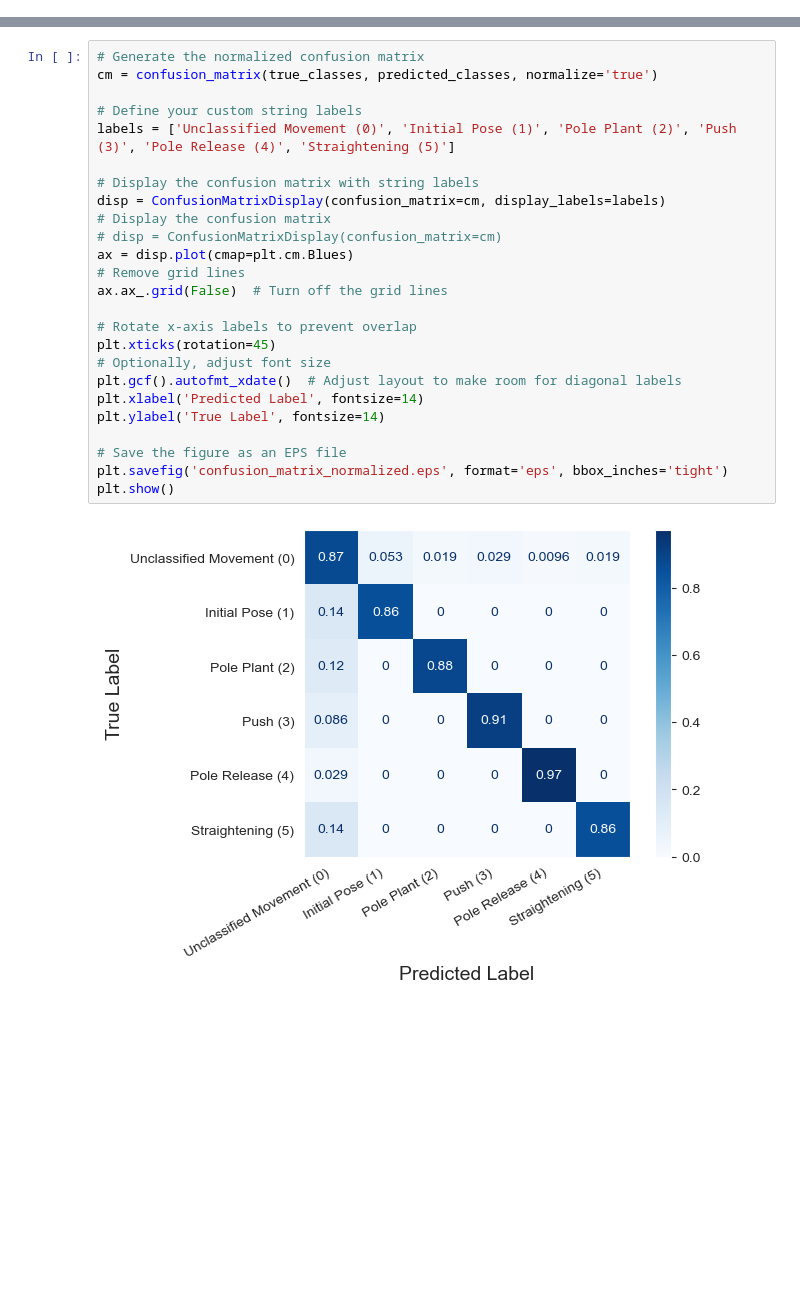
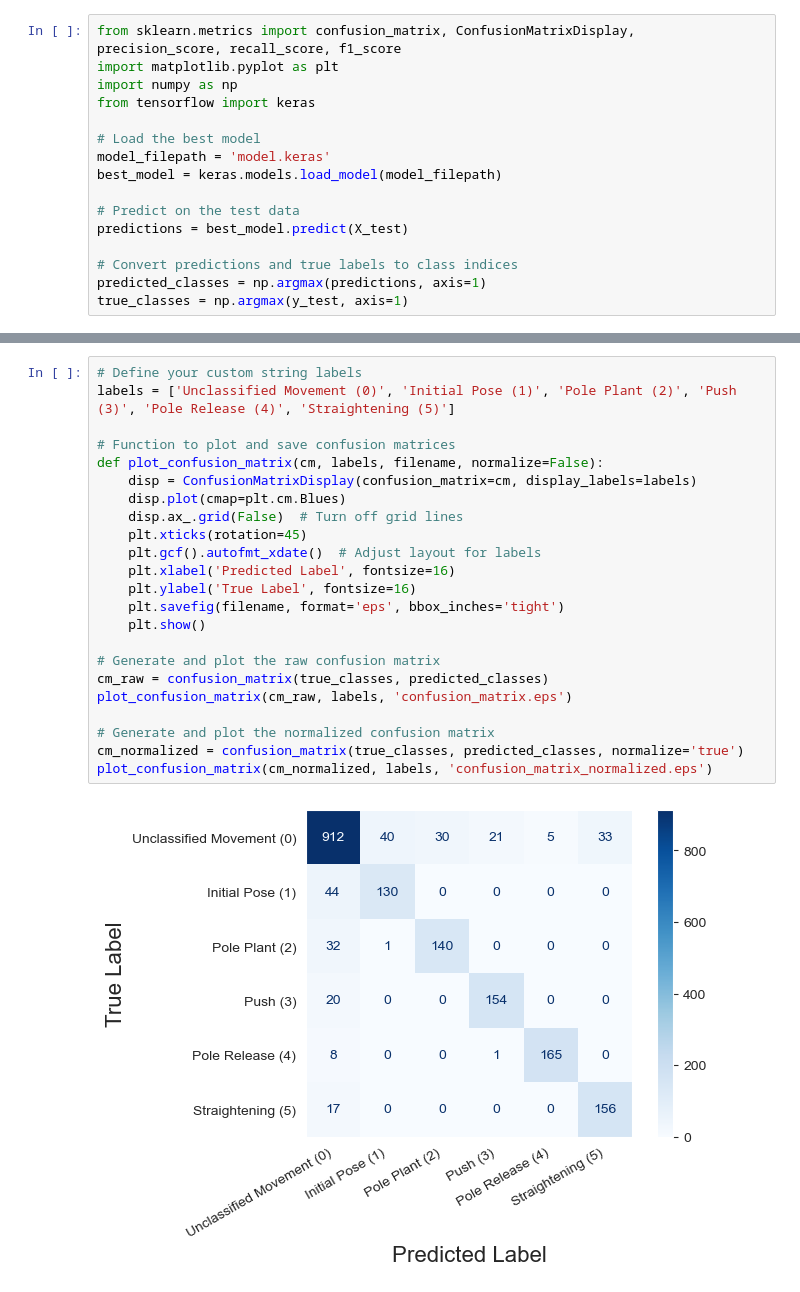
Before and after one commit to magictoene/BachelorThesis, a Jupyter notebook: neural_network_test.ipynb, the cells around one changed output, grey strips where cells are left out. Drawn from its saved outputs; the diff is of its cells as text; blank space fills up the shorter version.

```diff
--- a/neural_network_test.ipynb
+++ b/neural_network_test.ipynb
@@ -504,0 +398,16 @@ Shape of true_classes: (382,)
+# %%
+from sklearn.metrics import confusion_matrix, ConfusionMatrixDisplay, precision_score, recall_score, f1_score
+import matplotlib.pyplot as plt
+import numpy as np
+from tensorflow import keras
+
+# Load the best model
+model_filepath = 'model.keras'
+best_model = keras.models.load_model(model_filepath)
+
+# Predict on the test data
+predictions = best_model.predict(X_test)
+
+# Convert predictions and true labels to class indices
+predicted_classes = np.argmax(predictions, axis=1)
+true_classes = np.argmax(y_test, axis=1)
@@ -505,27 +416,25 @@ Shape of true_classes: (382,)
 # %%
-# Generate the normalized confusion matrix
-cm = confusion_matrix(true_classes, predicted_classes, normalize='true')
-
 # Define your custom string labels
 labels = ['Unclassified Movement (0)', 'Initial Pose (1)', 'Pole Plant (2)', 'Push (3)', 'Pole Release (4)', 'Straightening (5)']
 
-# Display the confusion matrix with string labels
-disp = ConfusionMatrixDisplay(confusion_matrix=cm, display_labels=labels)
-# Display the confusion matrix
-# disp = ConfusionMatrixDisplay(confusion_matrix=cm)
-ax = disp.plot(cmap=plt.cm.Blues)
-# Remove grid lines
-ax.ax_.grid(False)  # Turn off the grid lines
+# Function to plot and save confusion matrices
+def plot_confusion_matrix(cm, labels, filename, normalize=False):
+    disp = ConfusionMatrixDisplay(confusion_matrix=cm, display_labels=labels)
+    disp.plot(cmap=plt.cm.Blues)
+    disp.ax_.grid(False)  # Turn off grid lines
+    plt.xticks(rotation=45)
+    plt.gcf().autofmt_xdate()  # Adjust layout for labels
+    plt.xlabel('Predicted Label', fontsize=16)
+    plt.ylabel('True Label', fontsize=16)
+    plt.savefig(filename, format='eps', bbox_inches='tight')
+    plt.show()
 
-# Rotate x-axis labels to prevent overlap
-plt.xticks(rotation=45)
-# Optionally, adjust font size
-plt.gcf().autofmt_xdate()  # Adjust layout to make room for diagonal labels
-plt.xlabel('Predicted Label', fontsize=14)
-plt.ylabel('True Label', fontsize=14)
+# Generate and plot the raw confusion matrix
+cm_raw = confusion_matrix(true_classes, predicted_classes)
+plot_confusion_matrix(cm_raw, labels, 'confusion_matrix.eps')
 
-# Save the figure as an EPS file
-plt.savefig('confusion_matrix_normalized.eps', format='eps', bbox_inches='tight')
-plt.show()
+# Generate and plot the normalized confusion matrix
+cm_normalized = confusion_matrix(true_classes, predicted_classes, normalize='true')
+plot_confusion_matrix(cm_normalized, labels, 'confusion_matrix_normalized.eps')
 # %% [output]
-[figure, old version]
+[figure, new version]
```
Also changed, not shown: parts of 38 cells of this notebook, 1 other file.
